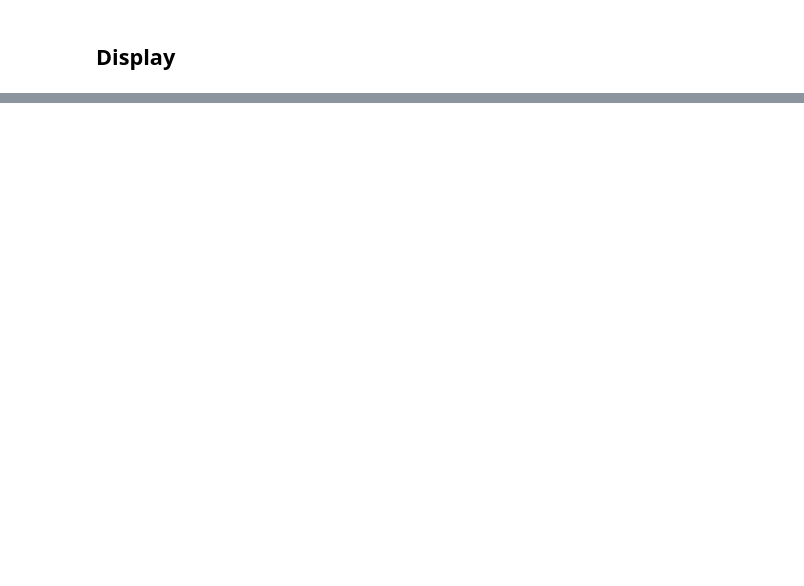
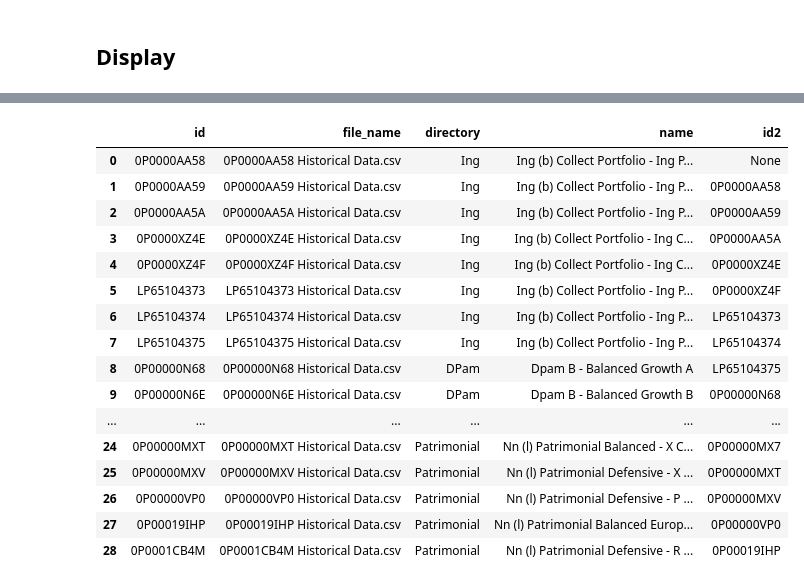
Before and after one commit to bartverweire/Beleggingen, a Jupyter notebook: Beleggingen_Matrix.ipynb, the cells around one changed output, grey strips where cells are left out. Cells and saved outputs as stored; diff of their text form; code cells hidden in the pictures; blank space fills up the shorter version.

```diff
--- a/Beleggingen_Matrix.ipynb
+++ b/Beleggingen_Matrix.ipynb
@@ -166,0 +299,22 @@ fig
+# %%
+dft = df_fondsen.copy().reset_index()
+dft["id2"] = dft["id"].shift(1)
+dft
+# %% [output]
+|  | id | file_name | directory | name | id2 |
+| 0 | 0P0000AA58 | 0P0000AA58 Historical Data.csv | Ing | Ing (b) Collect Portfolio - Ing P... | None |
+| 1 | 0P0000AA59 | 0P0000AA59 Historical Data.csv | Ing | Ing (b) Collect Portfolio - Ing P... | 0P0000AA58 |
+| 2 | 0P0000AA5A | 0P0000AA5A Historical Data.csv | Ing | Ing (b) Collect Portfolio - Ing P... | 0P0000AA59 |
+| 3 | 0P0000XZ4E | 0P0000XZ4E Historical Data.csv | Ing | Ing (b) Collect Portfolio - Ing C... | 0P0000AA5A |
+| 4 | 0P0000XZ4F | 0P0000XZ4F Historical Data.csv | Ing | Ing (b) Collect Portfolio - Ing C... | 0P0000XZ4E |
+| 5 | LP65104373 | LP65104373 Historical Data.csv | Ing | Ing (b) Collect Portfolio - Ing P... | 0P0000XZ4F |
+| 6 | LP65104374 | LP65104374 Historical Data.csv | Ing | Ing (b) Collect Portfolio - Ing P... | LP65104373 |
+| 7 | LP65104375 | LP65104375 Historical Data.csv | Ing | Ing (b) Collect Portfolio - Ing P... | LP65104374 |
+| 8 | 0P00000N68 | 0P00000N68 Historical Data.csv | DPam | Dpam B - Balanced Growth A | LP65104375 |
+| 9 | 0P00000N6E | 0P00000N6E Historical Data.csv | DPam | Dpam B - Balanced Growth B | 0P00000N68 |
+| ... | ... | ... | ... | ... | ... |
+| 24 | 0P00000MXT | 0P00000MXT Historical Data.csv | Patrimonial | Nn (l) Patrimonial Balanced - X C... | 0P00000MX7 |
+| 25 | 0P00000MXV | 0P00000MXV Historical Data.csv | Patrimonial | Nn (l) Patrimonial Defensive - X ... | 0P00000MXT |
+| 26 | 0P00000VP0 | 0P00000VP0 Historical Data.csv | Patrimonial | Nn (l) Patrimonial Defensive - P ... | 0P00000MXV |
+| 27 | 0P00019IHP | 0P00019IHP Historical Data.csv | Patrimonial | Nn (l) Patrimonial Balanced Europ... | 0P00000VP0 |
+| 28 | 0P0001CB4M | 0P0001CB4M Historical Data.csv | Patrimonial | Nn (l) Patrimonial Defensive - R ... | 0P00019IHP |
```
Also changed, not shown: parts of 26 cells of this notebook, 3 other files.
